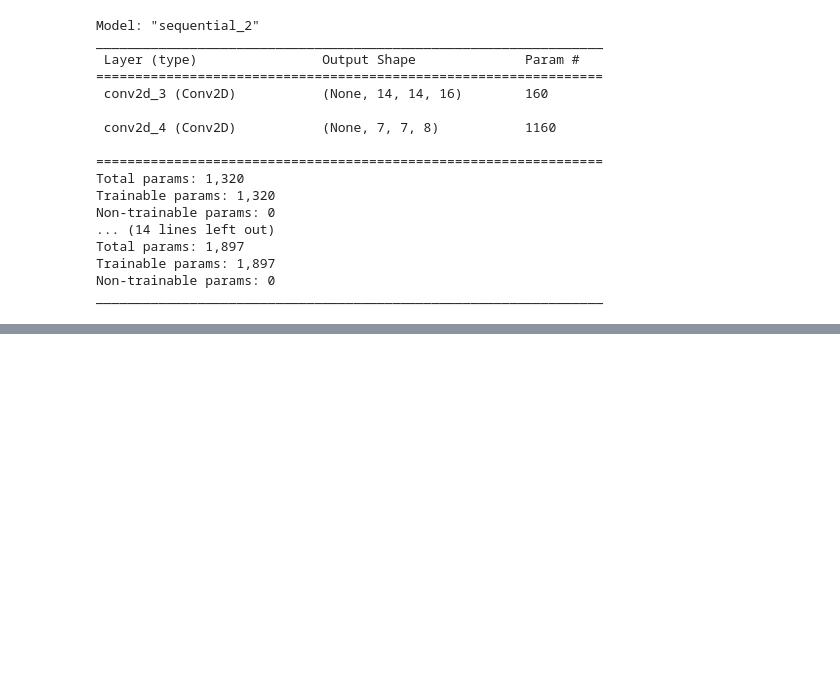
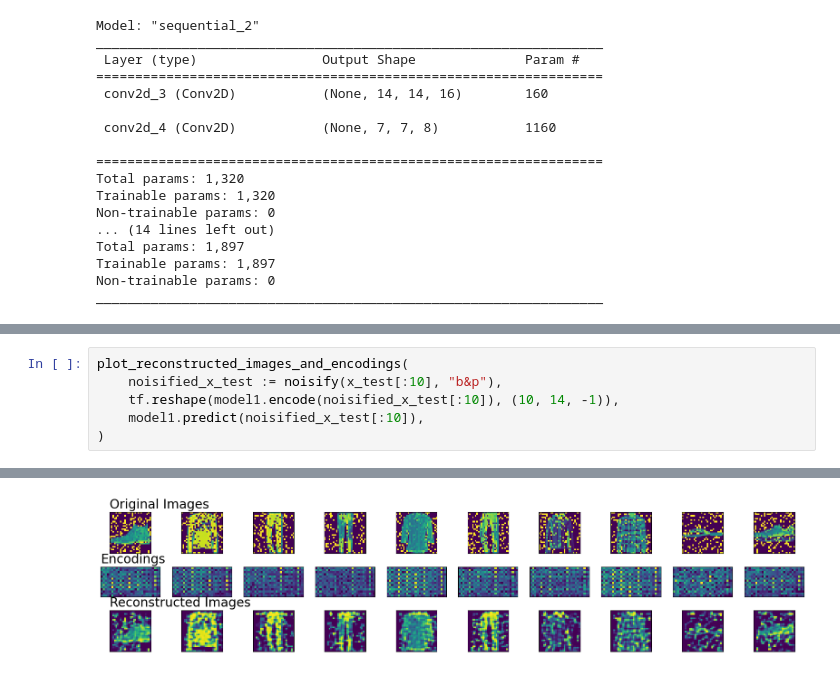
Before and after one commit to Ahmed-Rushdi/GAN_refresher, a Jupyter notebook: ae_refresher.ipynb, the cells around one changed output, grey strips where cells are left out. Drawn from its saved outputs; the diff is of its cells as text; blank space fills up the shorter version.

```diff
--- a/ae_refresher.ipynb
+++ b/ae_refresher.ipynb
@@ -212,0 +240,7 @@ model2.evaluate(x_test, x_test)
+# %%
+plot_reconstructed_images_and_encodings(
+    noisified_x_test := noisify(x_test[:10], "b&p"),
+    tf.reshape(model1.encode(noisified_x_test[:10]), (10, 14, -1)),
+    model1.predict(noisified_x_test[:10]),
+)
+# %% [output]
@@ -212,0 +248 @@ model2.evaluate(x_test, x_test)
+[figure, added]
```
Also changed, not shown: parts of 12 cells of this notebook.
